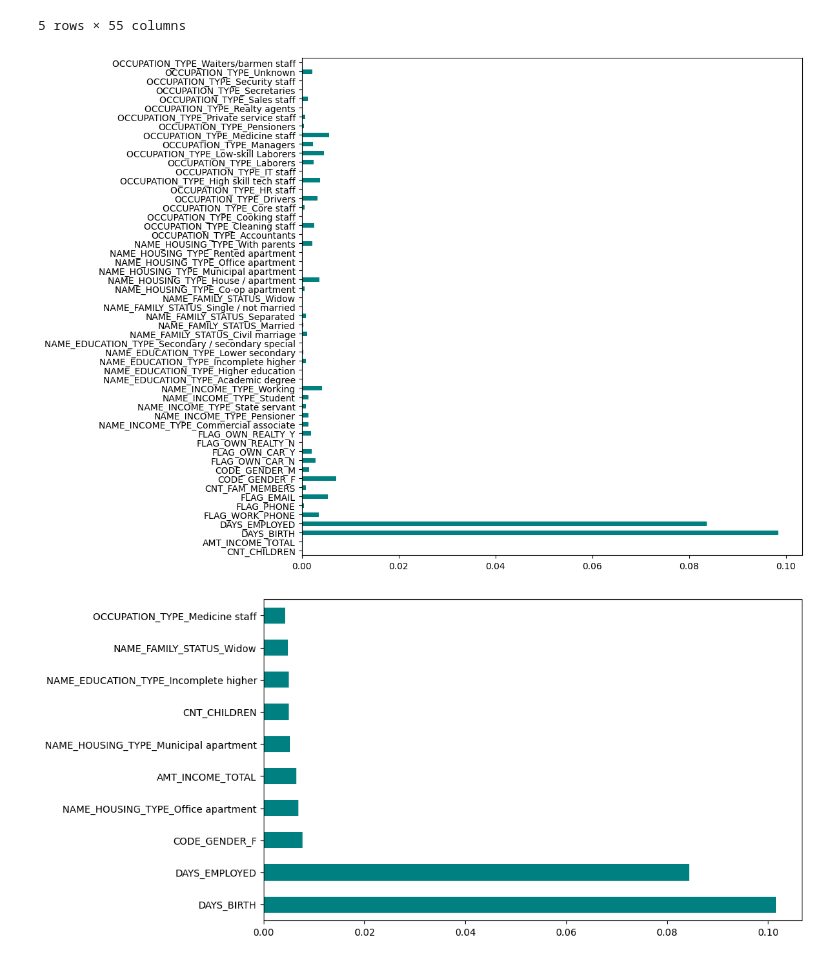
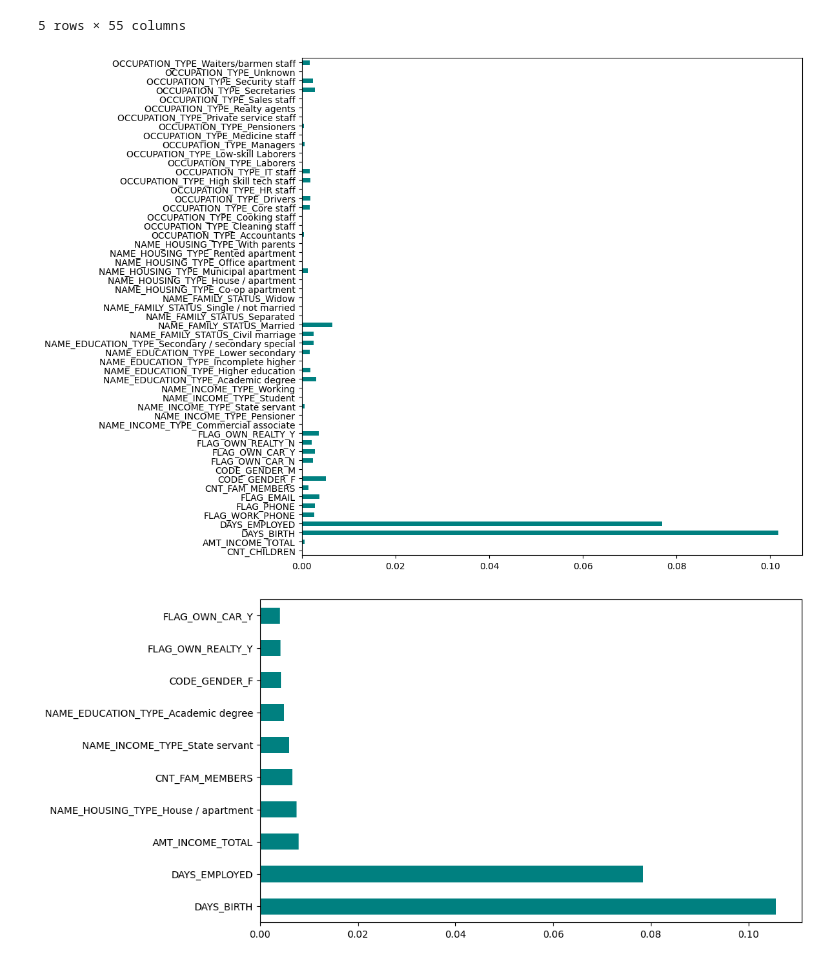
Before and after one commit to manish-cr/CS3244-credit-approval, a Jupyter notebook: code/application_fe.ipynb, the cells around one changed output. Drawn from its saved outputs; the diff is of its cells as text; code cells hidden in the pictures.

```diff
--- a/code/application_fe.ipynb
+++ b/code/application_fe.ipynb
@@ -15,7 +15,7 @@ credit_train = pd.read_csv(url_credit_train)
 credit_test = pd.read_csv(url_credit_test)
 # %%
 # Only the Label column is needed, ID is used as the key when merging the datasets
-credit_train = credit_train[['ID', 'Label']]
+credit_train = credit_train[['ID', 'Credit_Status']]
 # %%
 # Merging application and credit csv based on ID
 train_df = pd.merge(application_df, credit_train, how="inner", on="ID").loc[:,'ID':]
@@ -46,10 +46,10 @@ dtype: object
 # %%
 # Separating the data into X and y
 X_train = train_df.loc[:, "CODE_GENDER":"CNT_FAM_MEMBERS"]
-y_train = train_df["Label"]
+y_train = train_df["Credit_Status"]
 
 X_test = test_df.loc[:, "CODE_GENDER":"CNT_FAM_MEMBERS"]
-y_test = test_df["Label"]
+y_test = test_df["Credit_Status"]
 # %%
 # Identifying the columns that are of type int64 and float64 (for train)
 numeric_col = []
@@ -162,21 +162,22 @@ plt.figure(figsize=(10, 10))
 feat_importances.plot(kind='barh', color='teal')
 plt.show()
 # %% [output]
-[figure, old version]
+[figure, new version]
 # %%
 # top 10
 from sklearn.feature_selection import mutual_info_classif
 import matplotlib.pyplot as plt
 %matplotlib inline
 
 importances = mutual_info_classif(X_train, y_train)
 feat_importances = pd.Series(importances, X_train.columns)
 
-# Select the top 20 features
-top_20_feats = feat_importances.nlargest(10)
+# Select the top 10 features
+top_10_feats = feat_importances.nlargest(10)
+
 
 plt.figure(figsize=(10, 6))
-top_20_feats.plot(kind='barh', color='teal')
+top_10_feats.plot(kind='barh', color='teal')
 plt.show()
 # %% [output]
-[figure, old version]
+[figure, new version]
```
Also changed, not shown: parts of 3 cells of this notebook, 2 other files.
